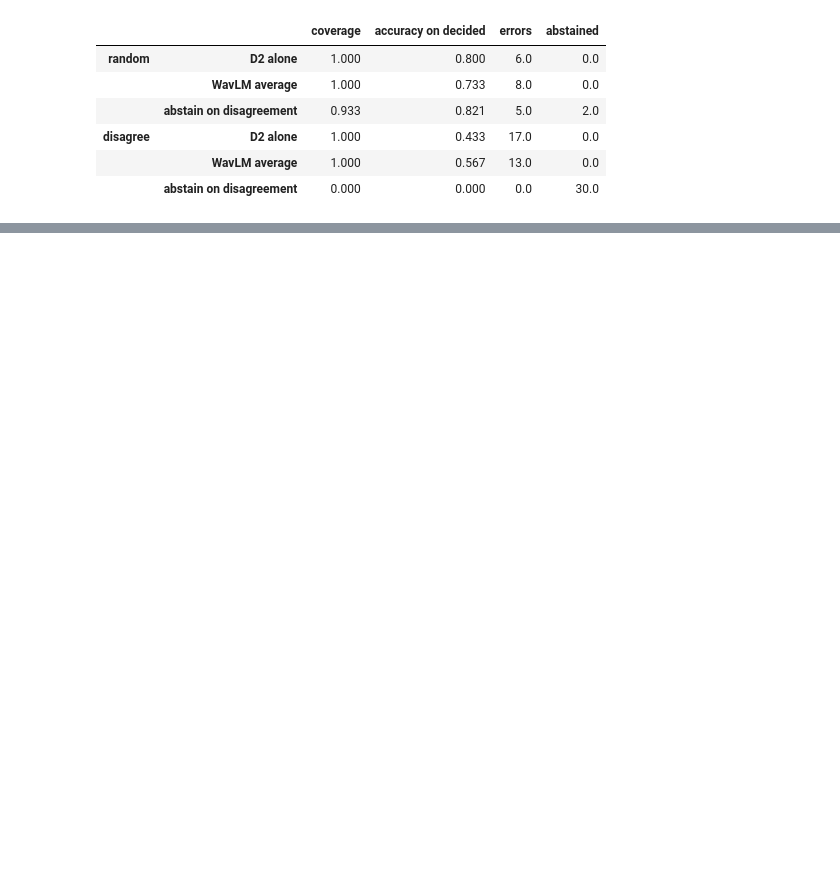
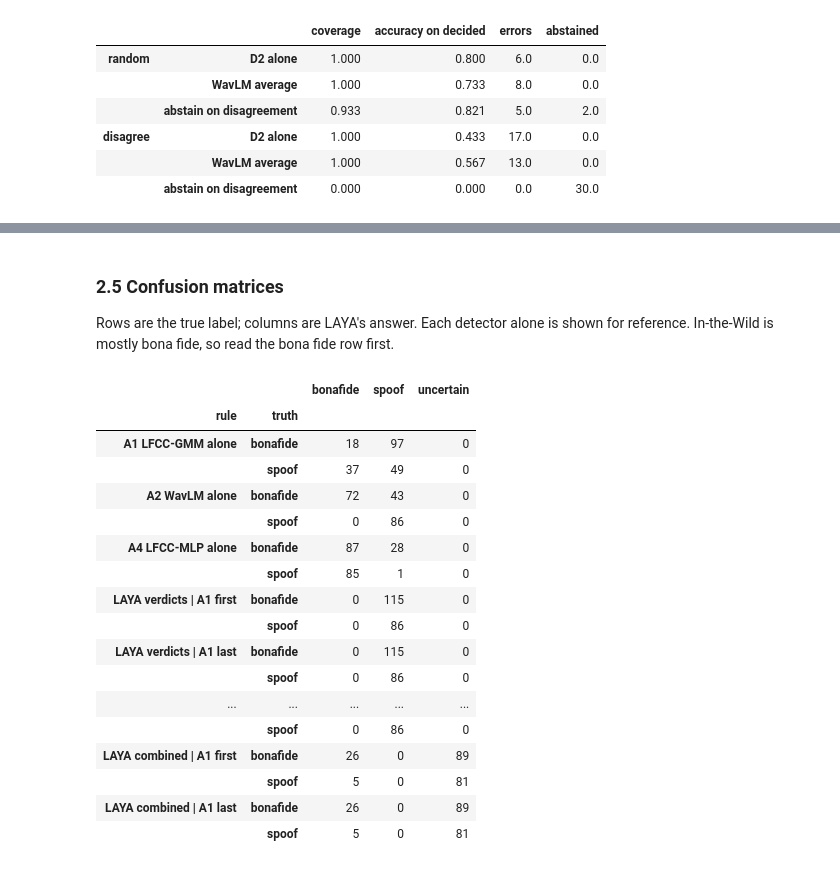
Before and after one commit to Qwenty228/GC2-EchoJEV, a Jupyter notebook: SystemCode/notebooks/06_jev.ipynb, the cells around one changed output, grey strips where cells are left out. Drawn from its saved outputs; the diff is of its cells as text; code cells hidden in the pictures; blank space fills up the shorter version.

```diff
--- a/SystemCode/notebooks/06_jev.ipynb
+++ b/SystemCode/notebooks/06_jev.ipynb
@@ -181,0 +210,11 @@ pd.concat({g: pd.DataFrame({k: summarise(v, (pool.group == g).to_numpy()) for k,
+# %%
+from audio_df.modules import laya
+from audio_df.pipelines.arbitration import ORDERS, VARIANTS, build_cases, choice, load_detectors, request
+
+ARBITER = laya.decide  # jev.decide accepts the same request (needs TYPESAFE_API_KEY, paid per call)
+arb_run = sorted(Path("../runs").glob("E-*-arbitration"))[-1]
+cases = pd.read_csv(arb_run / "cases.csv")
+arb_metrics = json.loads((arb_run / "metrics.json").read_text())
+det = load_detectors(Path(".."))
+print(f"{arb_run.name}: {arb_metrics['arbiter']} on {arb_metrics['n_cases']} {arb_metrics['testset']} clips")
+pd.DataFrame(arb_metrics["detectors"]).T
@@ -181,0 +340,29 @@ pd.concat({g: pd.DataFrame({k: summarise(v, (pool.group == g).to_numpy()) for k,
+# %% [markdown]
+### 2.5 Confusion matrices
+Rows are the true label; columns are LAYA's answer. Each detector alone is shown for reference. In-the-Wild is
+mostly bona fide, so read the bona fide row first.
+# %%
+ANSWERS = ["bonafide", "spoof", "uncertain"]
+confusion = {**{f"{det[m]['name']} alone": cases[f"v_{m}"] for m in det},
+             **{f"LAYA {c}": cases[c] for c in cases.columns if " | " in c}}
+pd.concat({name: pd.crosstab(cases.label, pred).reindex(columns=ANSWERS, fill_value=0)
+           for name, pred in confusion.items()}).rename_axis(["rule", "truth"])
+# %% [output]
+|  |  | bonafide | spoof | uncertain |
+| rule | truth |  |  |  |
+| A1 LFCC-GMM alone | bonafide | 18 | 97 | 0 |
+|  | spoof | 37 | 49 | 0 |
+| A2 WavLM alone | bonafide | 72 | 43 | 0 |
+|  | spoof | 0 | 86 | 0 |
+| A4 LFCC-MLP alone | bonafide | 87 | 28 | 0 |
+|  | spoof | 85 | 1 | 0 |
+| LAYA verdicts | A1 first | bonafide | 0 | 115 | 0 |
+|  | spoof | 0 | 86 | 0 |
+| LAYA verdicts | A1 last | bonafide | 0 | 115 | 0 |
+|  | spoof | 0 | 86 | 0 |
+| ... | ... | ... | ... | ... |
+|  | spoof | 0 | 86 | 0 |
+| LAYA combined | A1 first | bonafide | 26 | 0 | 89 |
+|  | spoof | 5 | 0 | 81 |
+| LAYA combined | A1 last | bonafide | 26 | 0 | 89 |
+|  | spoof | 5 | 0 | 81 |
```
Also changed, not shown: parts of 19 cells of this notebook, 5 other files.
